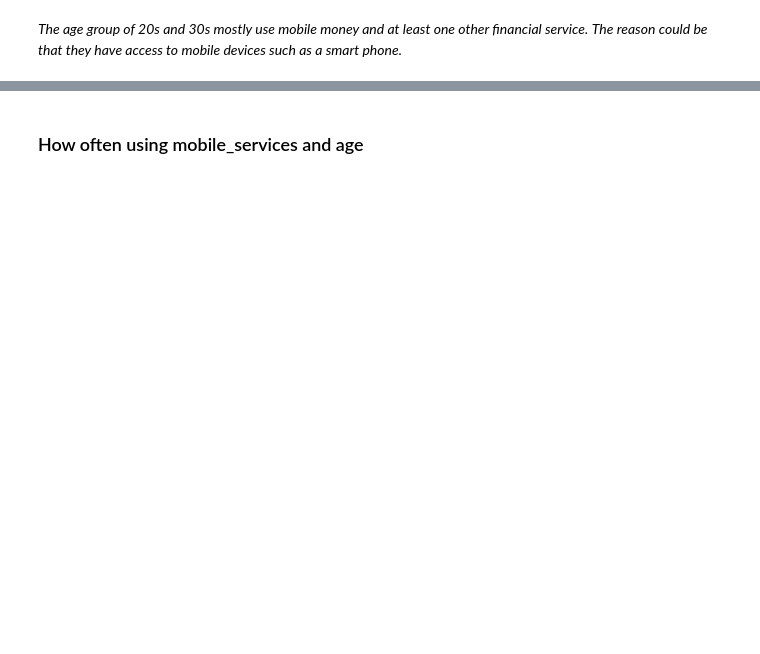
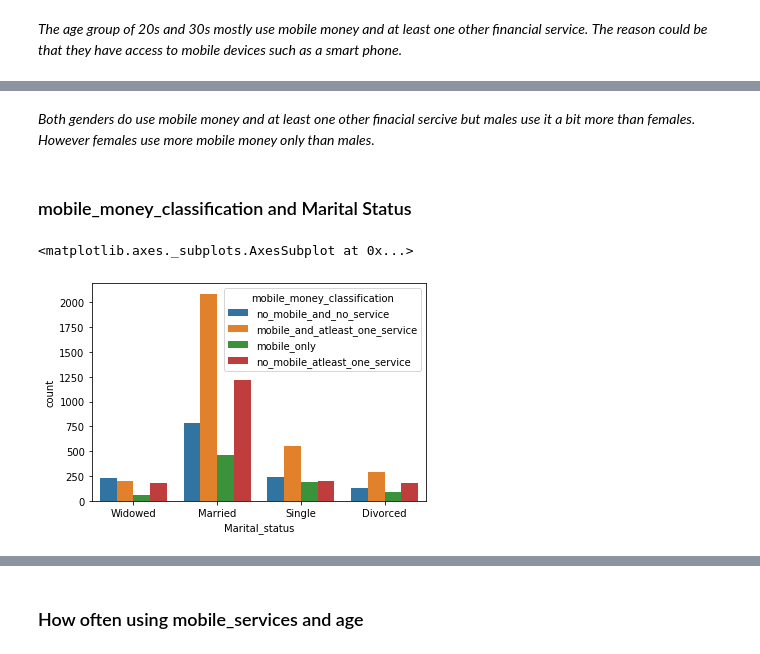
Before and after one commit to LeboSeribe/Tanzania-Financial-Services, a Jupyter notebook: Tanzania1.ipynb, the cells around one changed output, grey strips where cells are left out. Cells and saved outputs as stored; diff of their text form; code cells hidden in the pictures; blank space fills up the shorter version.

```diff
--- a/Tanzania1.ipynb
+++ b/Tanzania1.ipynb
@@ -260,0 +84,13 @@ Could this mean that more money is sent from abroad into the country?*
+# %% [markdown]
+*Both genders do use mobile money and at least one other finacial sercive but males use it a bit more than females.*
+*However females use more mobile money only than males.*
+# %% [markdown]
+### mobile_money_classification and Marital Status
+# %%
+
+dict_name = {1:'Married',2:'Divorced',3:'Widowed',4:'Single'}
+training_data['Marital_status']=training_data.Marital_status.map(dict_name)
+sns.countplot(x='Marital_status',hue='mobile_money_classification',data=training_data)
+# %% [output]
+<matplotlib.axes._subplots.AxesSubplot at 0x...>
+[figure, added]
```
Also changed, not shown: parts of 157 cells of this notebook.
